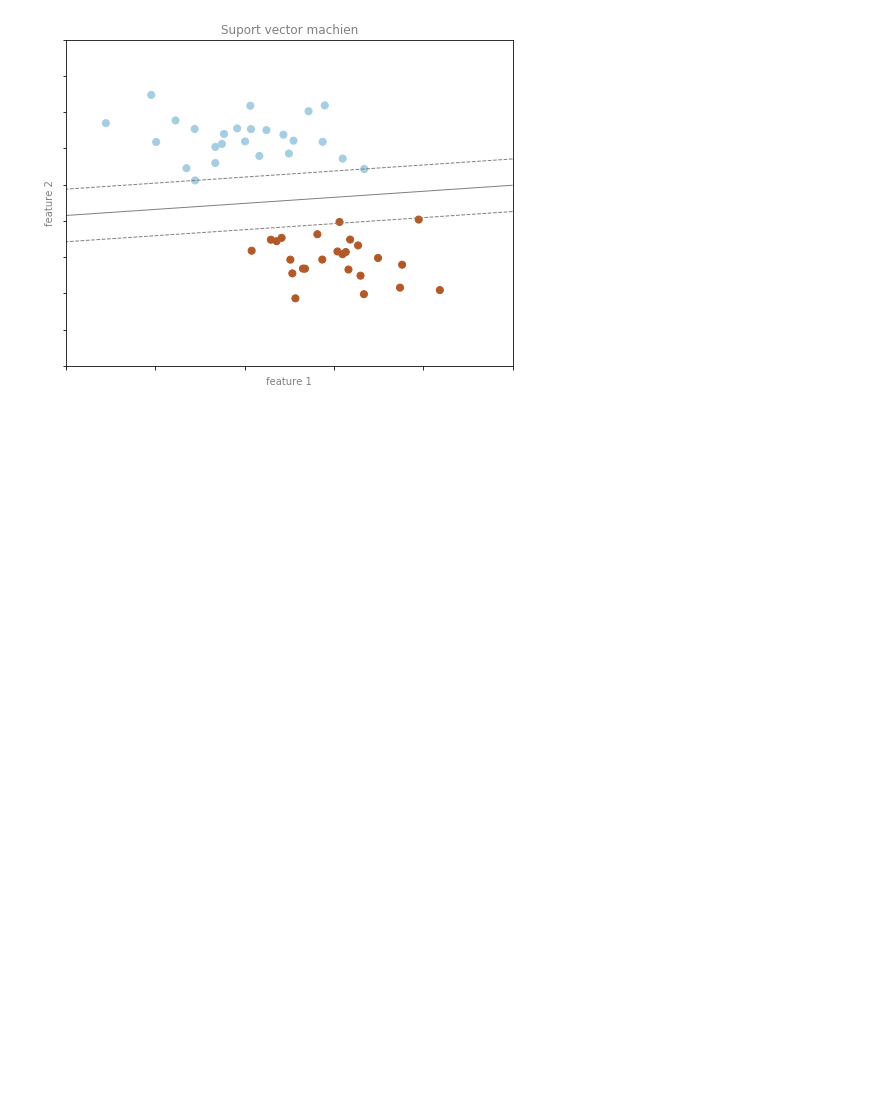
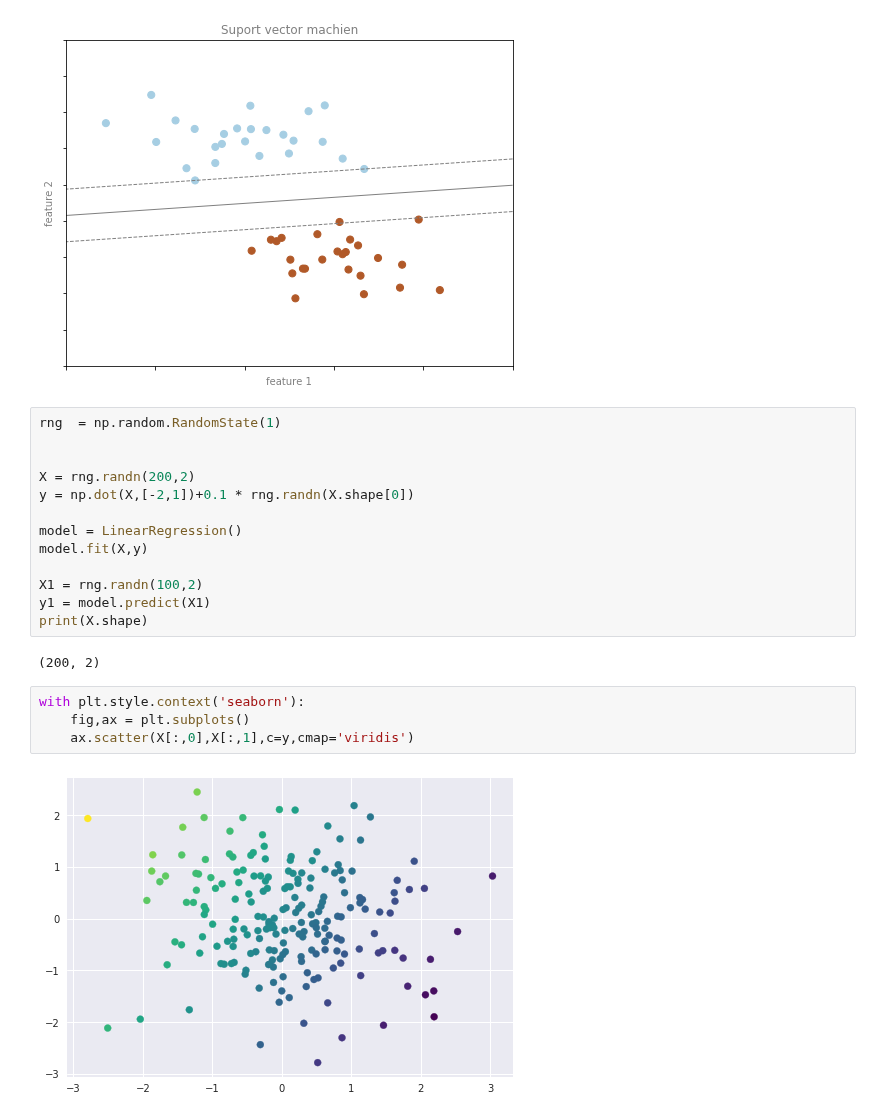
Before and after one commit to SpIIIII/jupyter-repo, a Jupyter notebook: Python Data Science Cookbook/Main (ML chapter).ipynb, the cells around one changed output. Saved outputs shown, nothing was run; the diff lists cells and outputs as text; blank space fills up the shorter version.

```diff
--- a/Python Data Science Cookbook/Main (ML chapter).ipynb
+++ b/Python Data Science Cookbook/Main (ML chapter).ipynb
@@ -85,3 +87,24 @@ ax.axis([-1,4,-2,7])
 # %% [output]
 [-1, 4, -2, 7]
 [figure]
+# %%
+rng  = np.random.RandomState(1)
+
+
+X = rng.randn(200,2)
+y = np.dot(X,[-2,1])+0.1 * rng.randn(X.shape[0])
+
+model = LinearRegression()
+model.fit(X,y)
+
+X1 = rng.randn(100,2)
+y1 = model.predict(X1)
+print(X.shape)
+# %% [output]
+(200, 2)
+# %%
+with plt.style.context('seaborn'):
+    fig,ax = plt.subplots()
+    ax.scatter(X[:,0],X[:,1],c=y,cmap='viridis')
+# %% [output]
+[figure, added]
```
Also changed, not shown: parts of 4 cells of this notebook, 2 other files.
